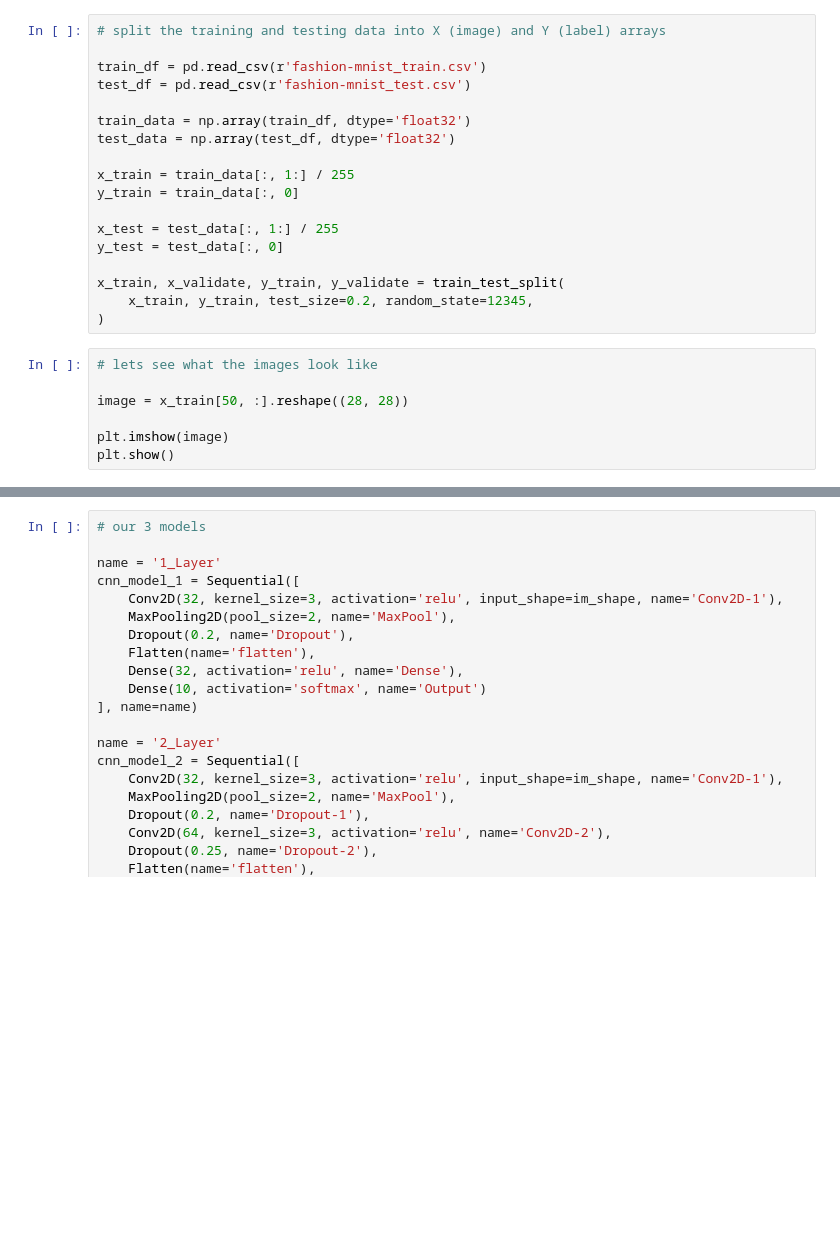
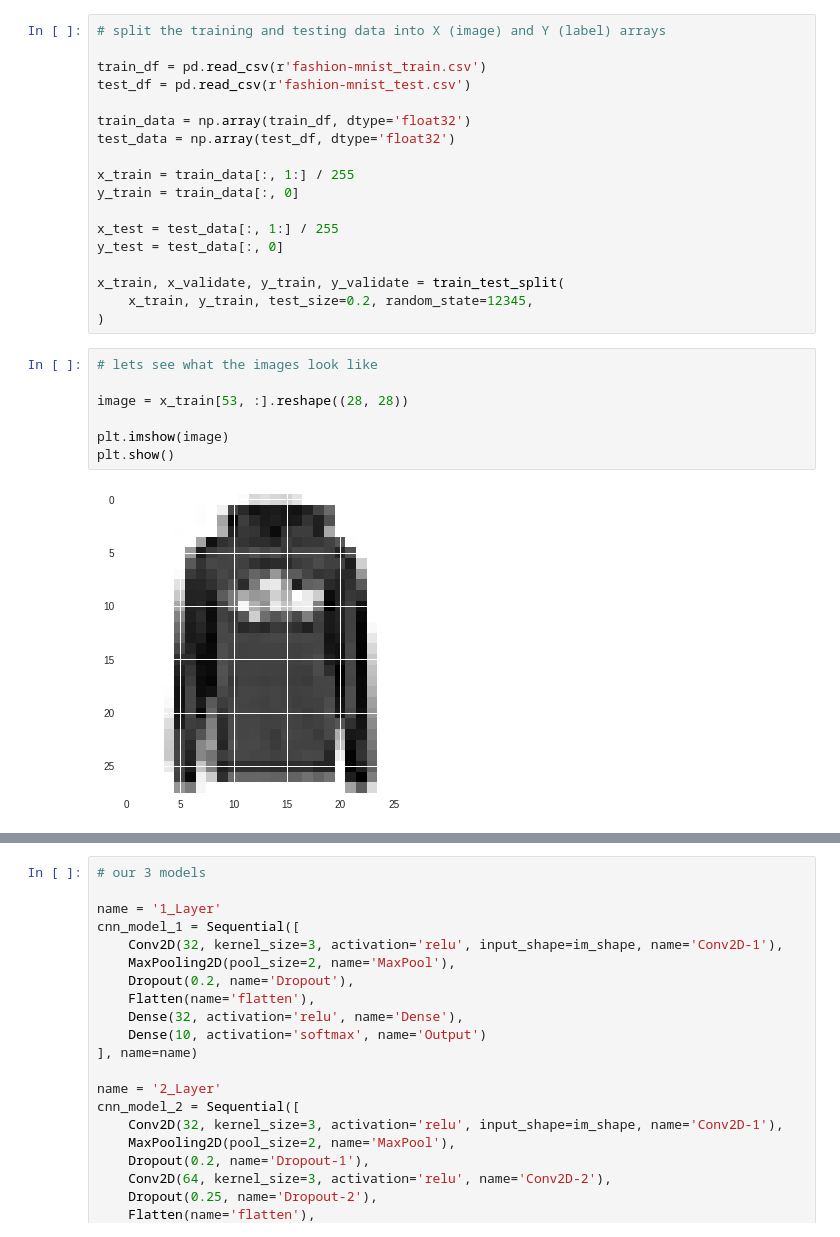
Before and after one commit to evilla-19/keras_MNIST_demo, a Jupyter notebook: keras_MNIST_deeper.ipynb, the cells around one changed output, grey strips where cells are left out. Cells and saved outputs as stored; diff of their text form; blank space fills up the shorter version.

```diff
--- a/keras_MNIST_deeper.ipynb
+++ b/keras_MNIST_deeper.ipynb
@@ -53,10 +69,12 @@ x_train, x_validate, y_train, y_validate = train_test_split(
 # %%
 # lets see what the images look like
 
-image = x_train[50, :].reshape((28, 28))
+image = x_train[53, :].reshape((28, 28))
 
 plt.imshow(image)
 plt.show()
+# %% [output]
+[figure, added]
 # %%
 # reshape the data
 
```
Also changed, not shown: parts of 15 cells of this notebook.
